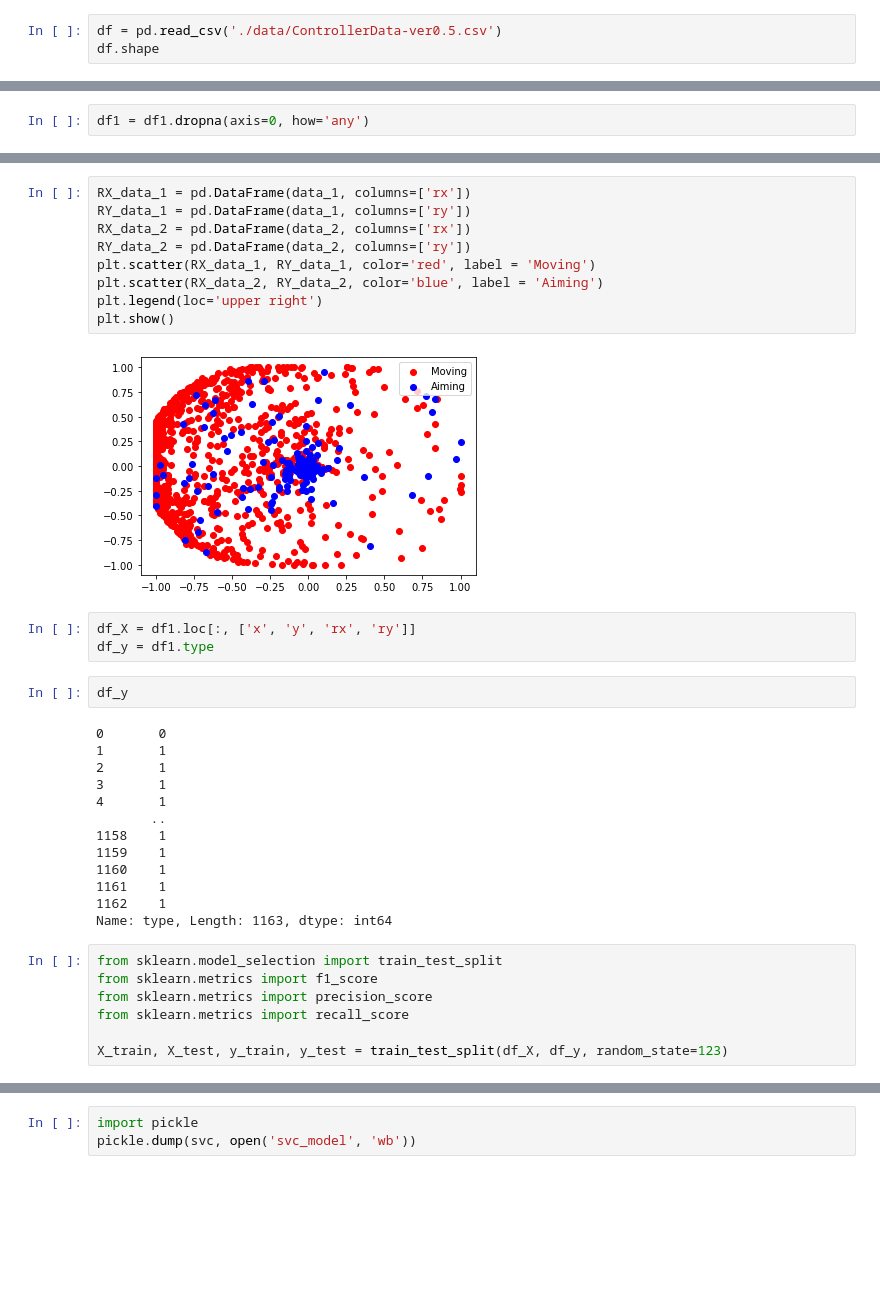
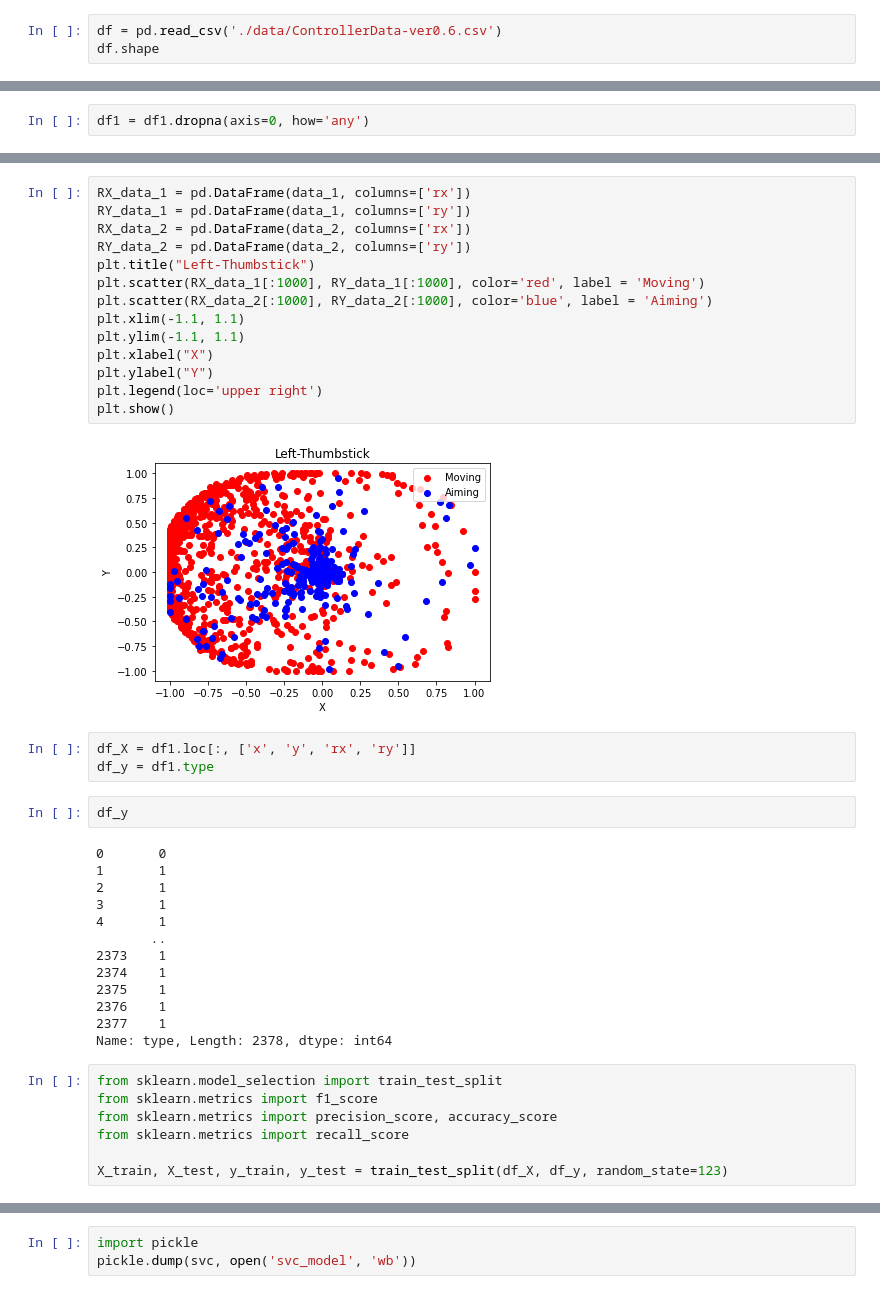
Before and after one commit to jishen027/FPS_Player_intent_detector, a Jupyter notebook: data-analysis/controllerDataAnalysis.ipynb, the cells around one changed output, grey strips where cells are left out. Cells and saved outputs as stored; diff of their text form; blank space fills up the shorter version.

```diff
--- a/data-analysis/controllerDataAnalysis.ipynb
+++ b/data-analysis/controllerDataAnalysis.ipynb
@@ -3,6 +3,6 @@ import pandas as pd
 import matplotlib.pyplot as plt
 import numpy as np
 # %%
-df = pd.read_csv('./data/ControllerData-ver0.5.csv')
+df = pd.read_csv('./data/ControllerData-ver0.6.csv')
 df.shape
 # %% [output]
@@ -82,14 +85,19 @@ plt.show()
 # %%
 RX_data_1 = pd.DataFrame(data_1, columns=['rx'])
 RY_data_1 = pd.DataFrame(data_1, columns=['ry'])
 RX_data_2 = pd.DataFrame(data_2, columns=['rx'])
 RY_data_2 = pd.DataFrame(data_2, columns=['ry'])
-plt.scatter(RX_data_1, RY_data_1, color='red', label = 'Moving')
-plt.scatter(RX_data_2, RY_data_2, color='blue', label = 'Aiming')
+plt.title("Left-Thumbstick")
+plt.scatter(RX_data_1[:1000], RY_data_1[:1000], color='red', label = 'Moving')
+plt.scatter(RX_data_2[:1000], RY_data_2[:1000], color='blue', label = 'Aiming')
+plt.xlim(-1.1, 1.1)
+plt.ylim(-1.1, 1.1)
+plt.xlabel("X")
+plt.ylabel("Y")
 plt.legend(loc='upper right')
 plt.show()
 # %% [output]
-[figure, old version]
+[figure, new version]
 # %%
 df_X = df1.loc[:, ['x', 'y', 'rx', 'ry']]
 df_y = df1.type
@@ -102,16 +110,16 @@ df_y
 3       1
 4       1
        ..
-1158    1
-1159    1
-1160    1
-1161    1
-1162    1
-Name: type, Length: 1163, dtype: int64
+2373    1
+2374    1
+2375    1
+2376    1
+2377    1
+Name: type, Length: 2378, dtype: int64
 # %%
 from sklearn.model_selection import train_test_split
 from sklearn.metrics import f1_score
-from sklearn.metrics import precision_score
+from sklearn.metrics import precision_score, accuracy_score
 from sklearn.metrics import recall_score
 
 X_train, X_test, y_train, y_test = train_test_split(df_X, df_y, random_state=123)
```
Also changed, not shown: parts of 12 cells of this notebook, 10 other files.
